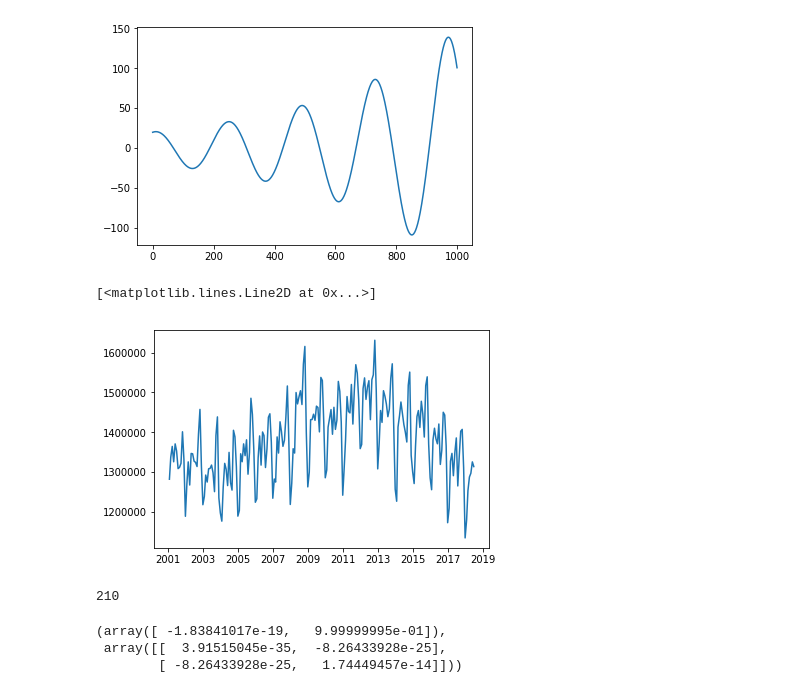
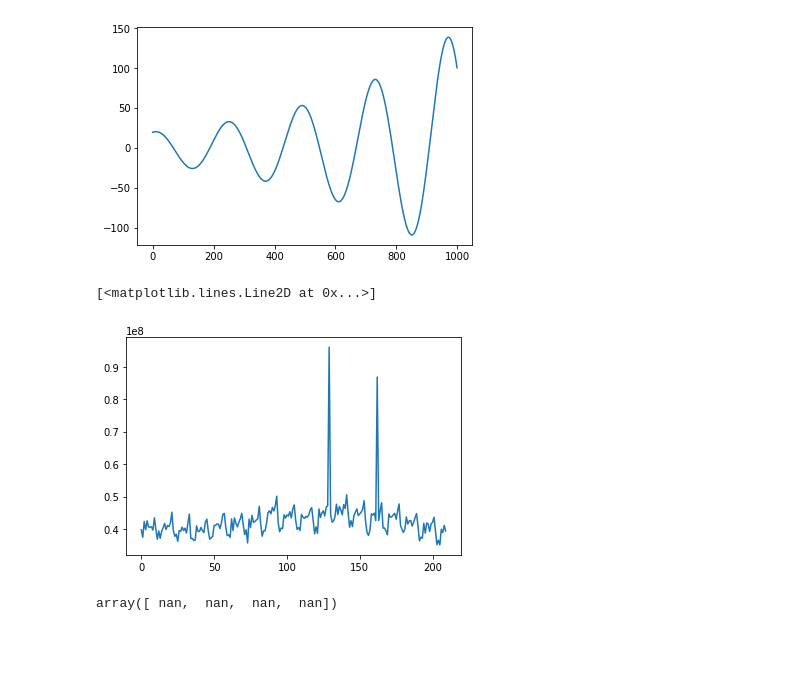
Before and after one commit to sadupk/cta-forecast, a Jupyter notebook: Model_beta1.0.ipynb, the cells around one changed output. Drawn from its saved outputs; the diff is of its cells as text; code cells hidden in the pictures; blank space fills up the shorter version.

```diff
--- a/Model_beta1.0.ipynb
+++ b/Model_beta1.0.ipynb
@@ -20,7 +20,7 @@ ts['date'] = pd.to_datetime(ts['service_date'])
 ts.drop(columns = ['service_date'], axis = 1, inplace = True)
 ts.set_index('date', inplace = True)
 # %%
-ts_M = ts.resample('M').mean()
+ts_M = ts.resample('M').sum()
 # %%
 model = ARMA(ts_M, order=(8,6))
 results = model.fit(trend='nc', method='mle')
@@ -75,0 +73,5 @@ plt.plot(exp_function(x,1,1))
+# %%
+y = np.array(ts_M['total_rides'])
+# y = y - np.mean(y)
+# y = y/max(y)
+x = np.arange(0, len(ts_M))
@@ -80,11 +87,7 @@ plt.plot(cyclic_exp_function(x,20,.2,.2,5*np.pi/6))
 [<matplotlib.lines.Line2D at 0x...>]
 [figure]
 # %%
-plt.plot(ts_M)
+plt.plot(x,y)
 # %% [output]
 [<matplotlib.lines.Line2D at 0x...>]
-[figure, old version]
+[figure, new version]
-# %%
-len(ts_M)
-# %% [output]
-210
@@ -93,6 +93,0 @@ fit = curve_fit(exp_function, np.arange(0,len(ts_M)), ts_M['total_rides'])
-# %%
-fit
-# %% [output]
-(array([ -1.83841017e-19,   9.99999995e-01]),
- array([[  3.91515045e-35,  -8.26433928e-25],
-        [ -8.26433928e-25,   1.74449457e-14]]))
@@ -98,0 +96,4 @@ fit
+# %%
+popt
+# %% [output]
+array([ nan,  nan,  nan,  nan])
```
Also changed, not shown: parts of 6 cells of this notebook, 2 other files.
